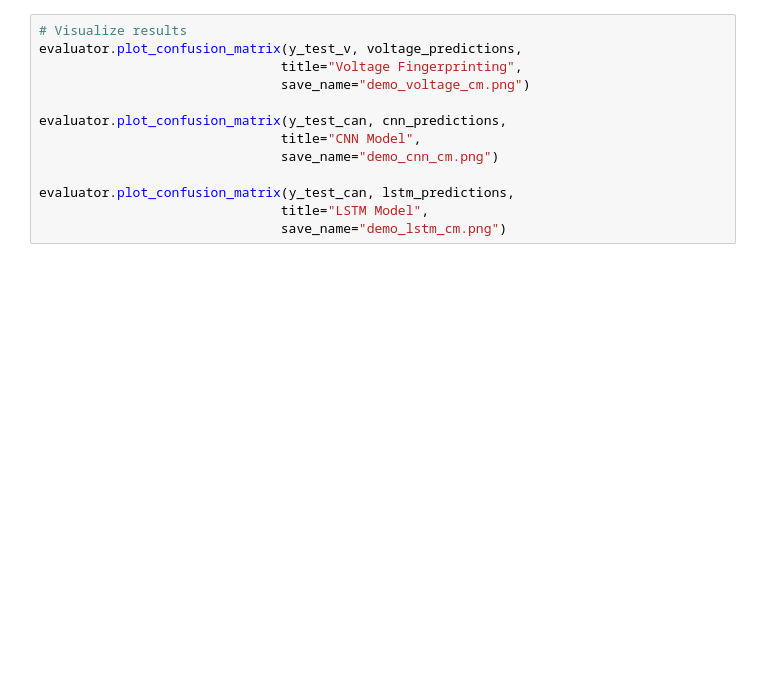
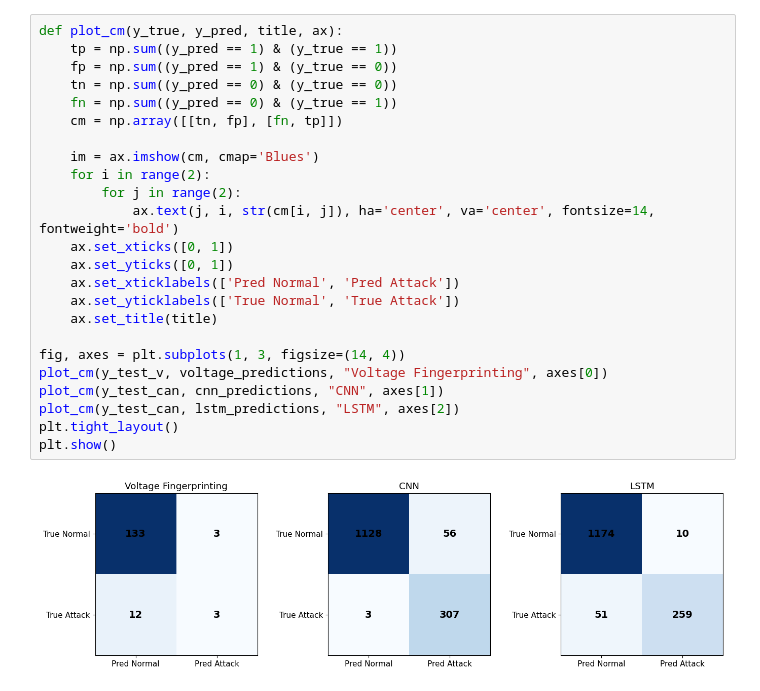
Before and after one commit to tgulur/EEP595Au25-Project2, a Jupyter notebook: notebooks/demo_notebook.ipynb, the cells around one changed output. Cells and saved outputs as stored; diff of their text form; blank space fills up the shorter version.

```diff
--- a/notebooks/demo_notebook.ipynb
+++ b/notebooks/demo_notebook.ipynb
@@ -247,14 +389,27 @@ for key, value in lstm_metrics.items():
 # %%
-# Visualize results
-evaluator.plot_confusion_matrix(y_test_v, voltage_predictions,
-                               title="Voltage Fingerprinting",
-                               save_name="demo_voltage_cm.png")
+def plot_cm(y_true, y_pred, title, ax):
+    tp = np.sum((y_pred == 1) & (y_true == 1))
+    fp = np.sum((y_pred == 1) & (y_true == 0))
+    tn = np.sum((y_pred == 0) & (y_true == 0))
+    fn = np.sum((y_pred == 0) & (y_true == 1))
+    cm = np.array([[tn, fp], [fn, tp]])
 
-evaluator.plot_confusion_matrix(y_test_can, cnn_predictions,
-                               title="CNN Model",
-                               save_name="demo_cnn_cm.png")
+    im = ax.imshow(cm, cmap='Blues')
+    for i in range(2):
+        for j in range(2):
+            ax.text(j, i, str(cm[i, j]), ha='center', va='center', fontsize=14, fontweight='bold')
+    ax.set_xticks([0, 1])
+    ax.set_yticks([0, 1])
+    ax.set_xticklabels(['Pred Normal', 'Pred Attack'])
+    ax.set_yticklabels(['True Normal', 'True Attack'])
+    ax.set_title(title)
 
-evaluator.plot_confusion_matrix(y_test_can, lstm_predictions,
-                               title="LSTM Model",
-                               save_name="demo_lstm_cm.png")
+fig, axes = plt.subplots(1, 3, figsize=(14, 4))
+plot_cm(y_test_v, voltage_predictions, "Voltage Fingerprinting", axes[0])
+plot_cm(y_test_can, cnn_predictions, "CNN", axes[1])
+plot_cm(y_test_can, lstm_predictions, "LSTM", axes[2])
+plt.tight_layout()
+plt.show()
+# %% [output]
+[figure, added]
 # %%
```
Also changed, not shown: parts of 24 cells of this notebook, 1 other file.
